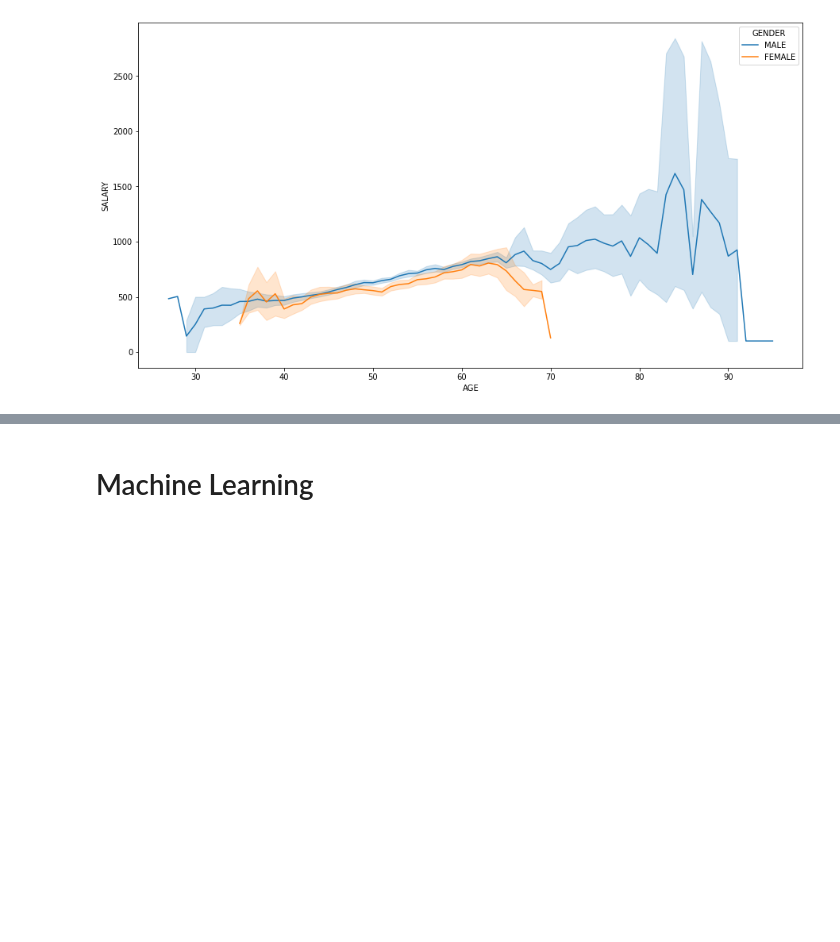
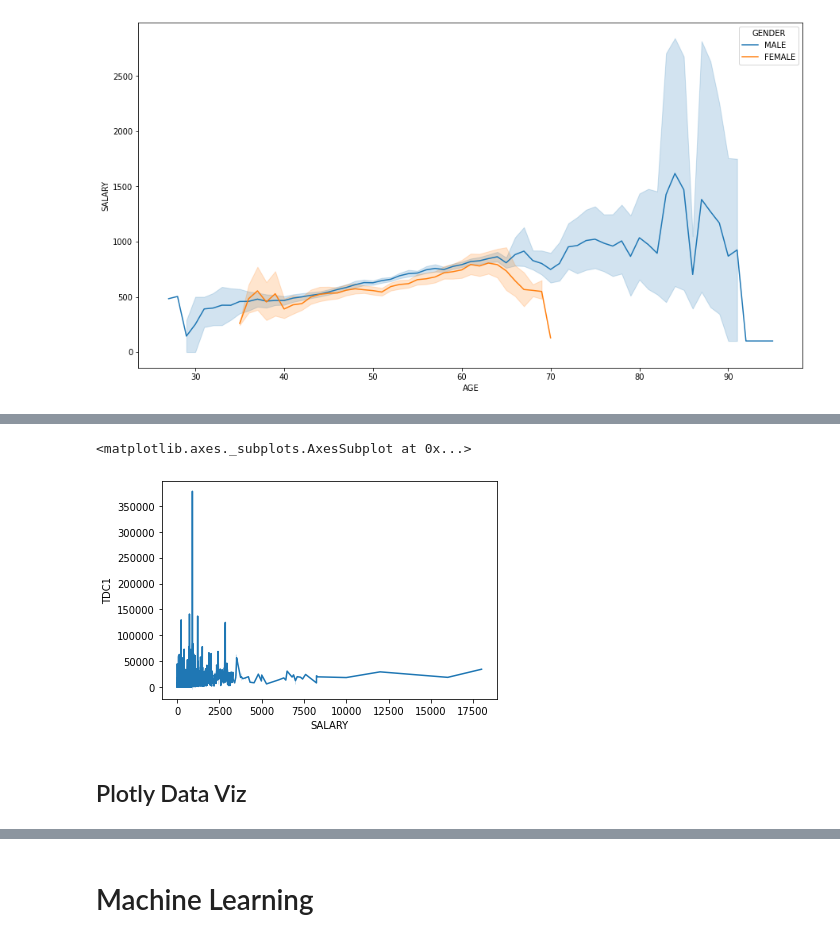
Before and after one commit to ashirm1999/Stock-Price-Prediction-Using-Neural-Network, a Jupyter notebook: Data_Initiative_RA_Project.ipynb, the cells around one changed output, grey strips where cells are left out. Drawn from its saved outputs; the diff is of its cells as text; code cells hidden in the pictures; blank space fills up the shorter version.

```diff
--- a/Data_Initiative_RA_Project.ipynb
+++ b/Data_Initiative_RA_Project.ipynb
@@ -136,0 +145,7 @@ sns.lineplot('AGE', 'SALARY', data = df, hue = 'GENDER')
+# %%
+sns.lineplot('SALARY', 'TDC1', data = df)
+# %% [output]
+<matplotlib.axes._subplots.AxesSubplot at 0x...>
+[figure, added]
+# %% [markdown]
+## Plotly Data Viz
```
Also changed, not shown: parts of 16 cells of this notebook.
